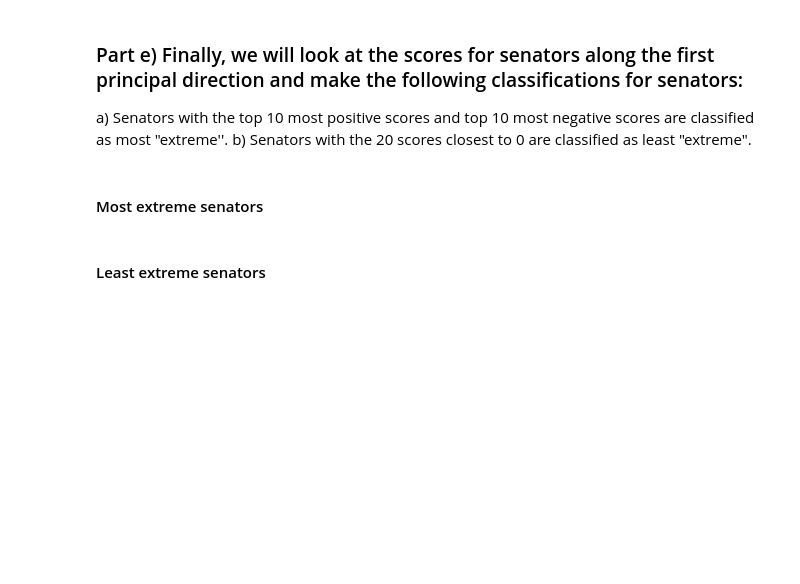
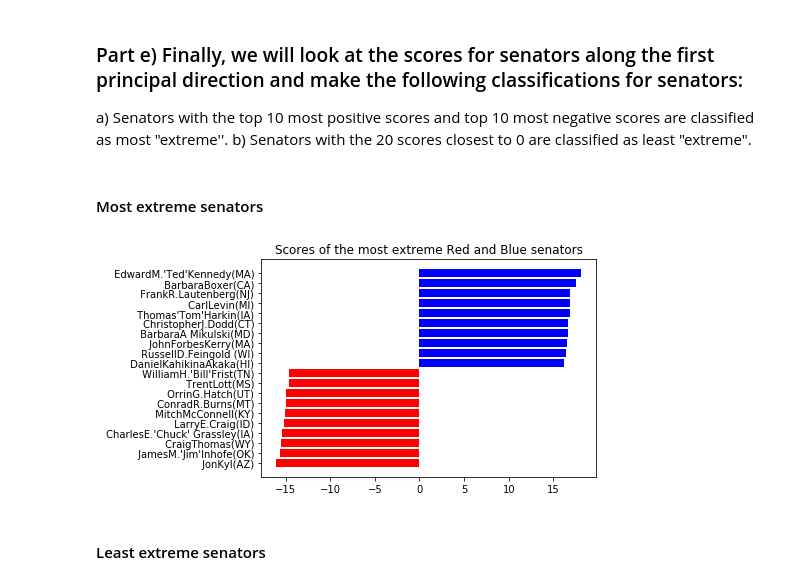
Before and after one commit to hsong1101/berkeley, a Jupyter notebook: eecs127/Sp19/hw3/senator_pca_problem/senator_pca_qns.ipynb, the cells around one changed output. Saved outputs shown, nothing was run; the diff lists cells and outputs as text; code cells hidden in the pictures; blank space fills up the shorter version.

```diff
--- a/eecs127/Sp19/hw3/senator_pca_problem/senator_pca_qns.ipynb
+++ b/eecs127/Sp19/hw3/senator_pca_problem/senator_pca_qns.ipynb
@@ -361,18 +351,20 @@ b) Senators with the 20 scores closest to 0 are classified as least "extreme".
 # %%
 senators = senator_df.columns.values[3:]
 
-senator_scores = f(X,a_1)[:,0]
+senator_scores = f(X,a_1)
 complete_sort_indices = np.argsort(senator_scores)
 
 sort_indices = np.hstack([complete_sort_indices[:10], complete_sort_indices[-11:-1]])
 senators_sorted = senators[sort_indices]
 senator_scores_sorted = senator_scores[sort_indices]
 affiliations = np.array(affiliations)
 affiliations_sorted = affiliations[sort_indices]
 
 plt.barh(y = senators_sorted, width = senator_scores_sorted, color = affiliations_sorted)
 plt.title('Scores of the most extreme Red and Blue senators')
 plt.show()
+# %% [output]
+[figure, added]
 # %% [markdown]
 #### Least extreme senators
 # %%
```
Also changed, not shown: parts of 13 cells of this notebook, 55 other files.
